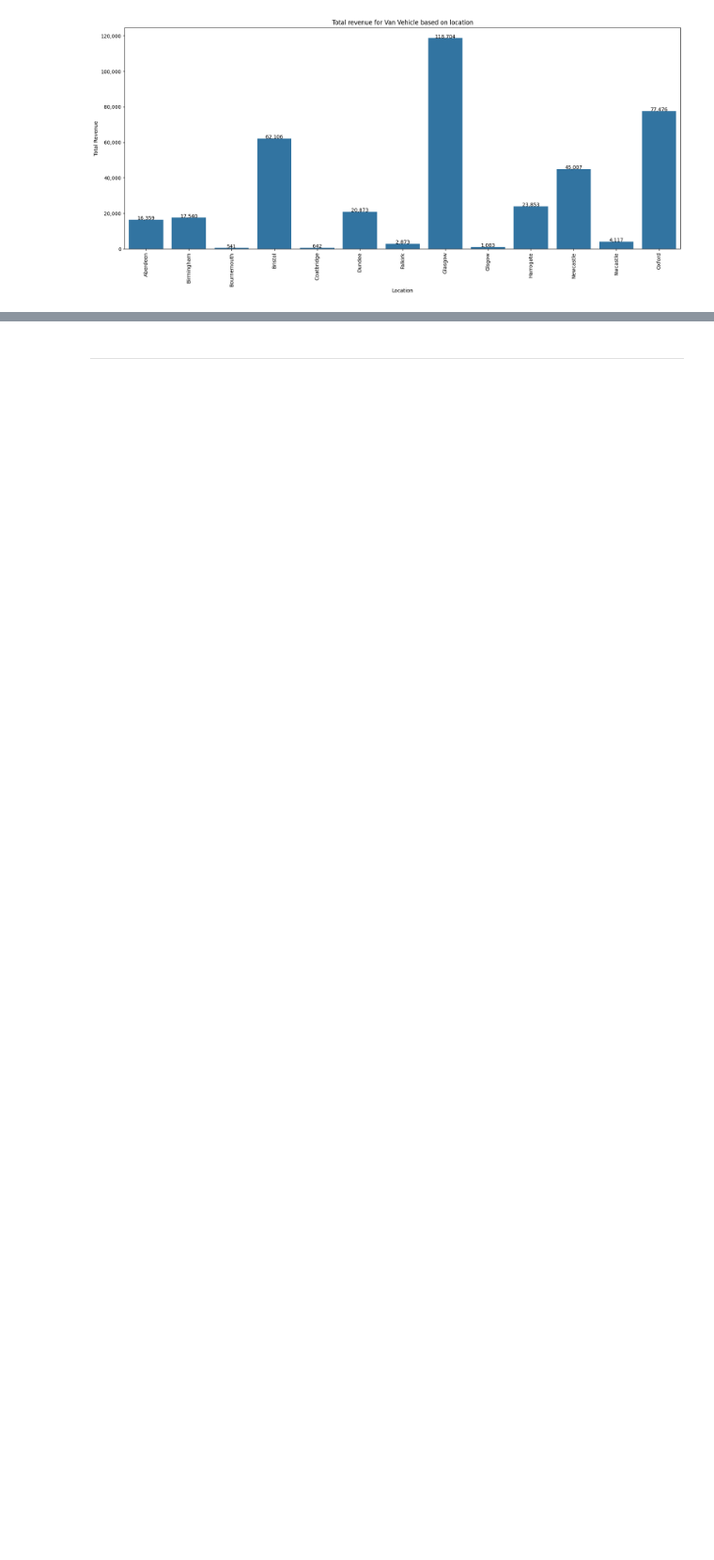
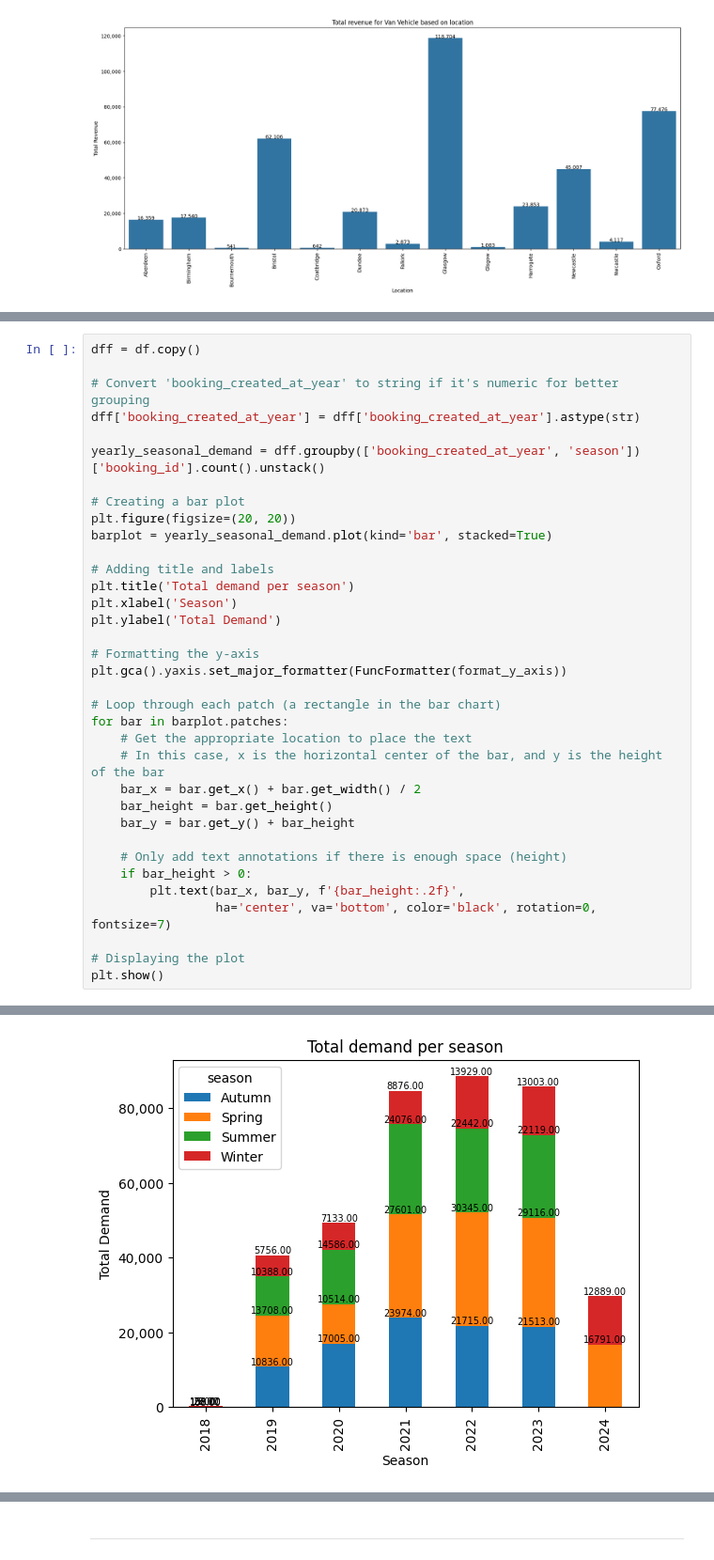
Before and after one commit to tejasnavalkhe/Optimising-Car-Sharing-Profitability-with-a-Regional-Pricing-Strategy, a Jupyter notebook: code/Exploratory Data Analysis (EDA) and Normalisation.ipynb, the cells around one changed output, grey strips where cells are left out. Shown at 94% size. Saved outputs shown, nothing was run; the diff lists cells and outputs as text; blank space fills up the shorter version.

```diff
--- a/code/Exploratory Data Analysis (EDA) and Normalisation.ipynb
+++ b/code/Exploratory Data Analysis (EDA) and Normalisation.ipynb
@@ -482,0 +609,36 @@ plt.show()
+# %%
+dff = df.copy()
+
+# Convert 'booking_created_at_year' to string if it's numeric for better grouping
+dff['booking_created_at_year'] = dff['booking_created_at_year'].astype(str)
+
+yearly_seasonal_demand = dff.groupby(['booking_created_at_year', 'season'])['booking_id'].count().unstack()
+
+# Creating a bar plot
+plt.figure(figsize=(20, 20))
+barplot = yearly_seasonal_demand.plot(kind='bar', stacked=True)
+
+# Adding title and labels
+plt.title('Total demand per season')
+plt.xlabel('Season')
+plt.ylabel('Total Demand')
+
+# Formatting the y-axis
+plt.gca().yaxis.set_major_formatter(FuncFormatter(format_y_axis))
+
+# Loop through each patch (a rectangle in the bar chart)
+for bar in barplot.patches:
+    # Get the appropriate location to place the text
+    # In this case, x is the horizontal center of the bar, and y is the height of the bar
+    bar_x = bar.get_x() + bar.get_width() / 2
+    bar_height = bar.get_height()
+    bar_y = bar.get_y() + bar_height
+
+    # Only add text annotations if there is enough space (height)
+    if bar_height > 0:
+        plt.text(bar_x, bar_y, f'{bar_height:.2f}',
+                 ha='center', va='bottom', color='black', rotation=0, fontsize=7)
+
+# Displaying the plot
+plt.show()
+# %% [output]
@@ -482,0 +646 @@ plt.show()
+[figure, added]
```
Also changed, not shown: parts of 55 cells of this notebook.
